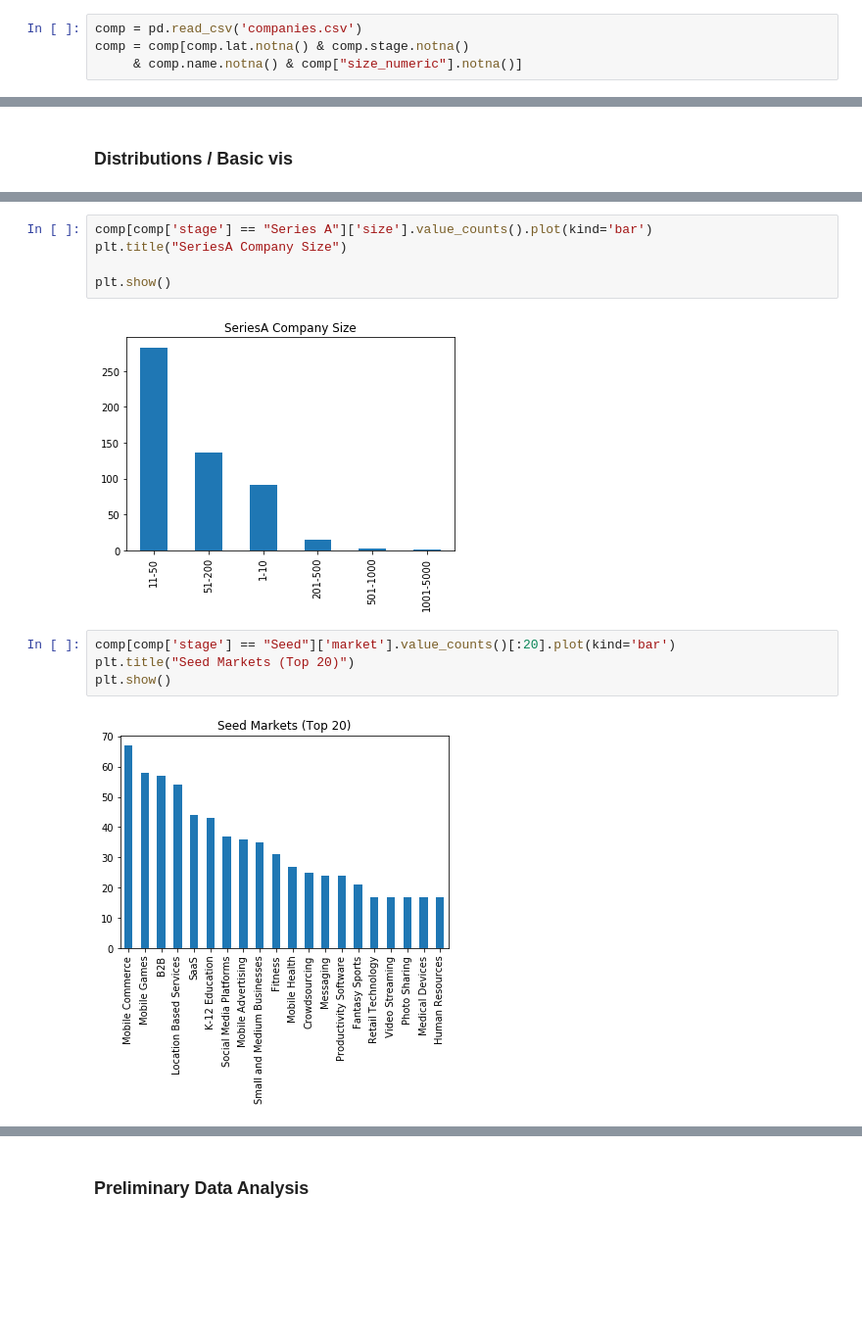
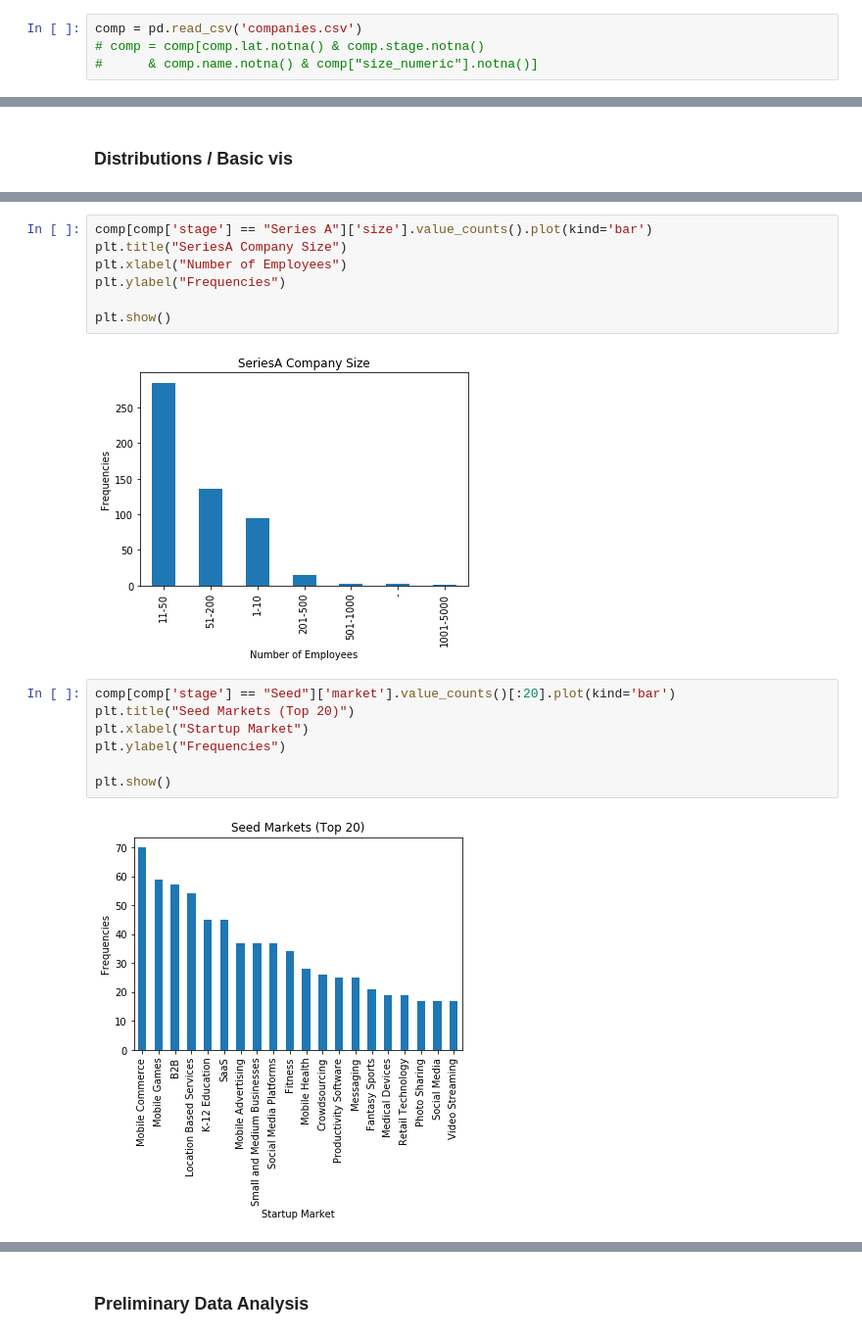
Before and after one commit to xiaoxiang-ma/predicting-angelist-startup-performances, a Jupyter notebook: datavis.ipynb, the cells around one changed output, grey strips where cells are left out. Shown at 98% size. Saved outputs shown, nothing was run; the diff lists cells and outputs as text; blank space fills up the shorter version.

```diff
--- a/datavis.ipynb
+++ b/datavis.ipynb
@@ -14,8 +14,8 @@ from pprint import pprint
 ### Generating data frames
 # %%
 comp = pd.read_csv('companies.csv')
-comp = comp[comp.lat.notna() & comp.stage.notna()
-     & comp.name.notna() & comp["size_numeric"].notna()]
+# comp = comp[comp.lat.notna() & comp.stage.notna()
+#      & comp.name.notna() & comp["size_numeric"].notna()]
 # %%
 comp.columns
 # %% [output]
@@ -50,16 +61,21 @@ plt.show()
 # %%
 comp[comp['stage'] == "Series A"]['size'].value_counts().plot(kind='bar')
 plt.title("SeriesA Company Size")
+plt.xlabel("Number of Employees")
+plt.ylabel("Frequencies")
 
 plt.show()
 # %% [output]
-[figure, old version]
+[figure, new version]
 # %%
 comp[comp['stage'] == "Seed"]['market'].value_counts()[:20].plot(kind='bar')
 plt.title("Seed Markets (Top 20)")
+plt.xlabel("Startup Market")
+plt.ylabel("Frequencies")
+
 plt.show()
 # %% [output]
-[figure, old version]
+[figure, new version]
 # %%
 comp[comp['stage'] == "Series A"]['market'].value_counts()[:20].plot(kind='bar')
 plt.title("SeriesA Markets (Top 20)")
```
Also changed, not shown: parts of 8 cells of this notebook.
